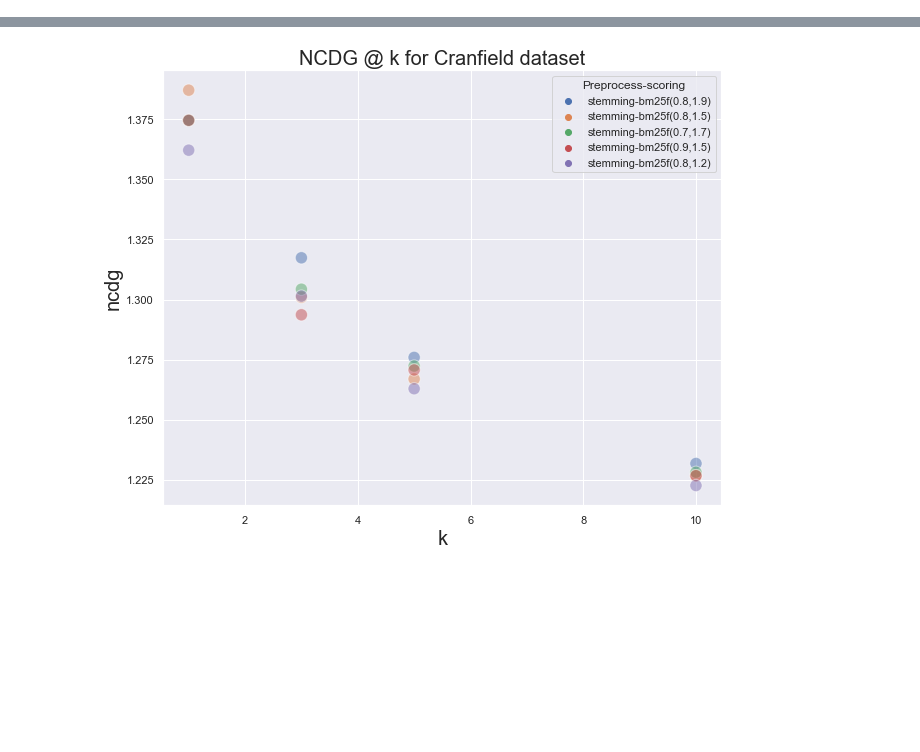
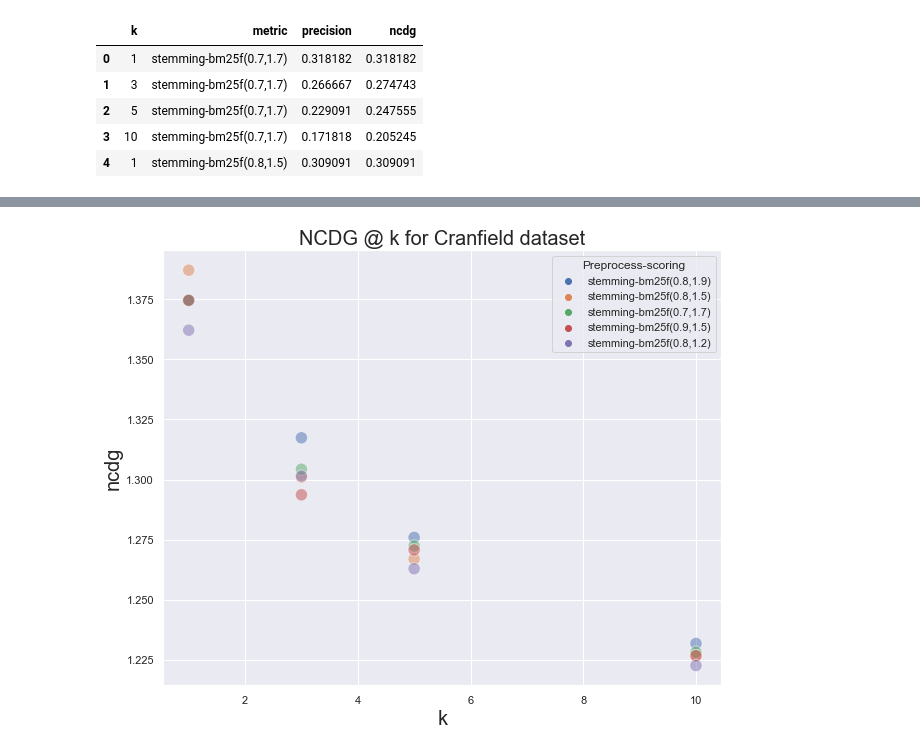
Before and after one commit to msterpa87/DMT-HW1, a Jupyter notebook: data/part_1/part_1_1/sw/plots.ipynb, the cells around one changed output, grey strips where cells are left out. Saved outputs shown, nothing was run; the diff lists cells and outputs as text; code cells hidden in the pictures; blank space fills up the shorter version.

```diff
--- a/data/part_1/part_1_1/sw/plots.ipynb
+++ b/data/part_1/part_1_1/sw/plots.ipynb
@@ -94,4 +103,13 @@ def dataframe_from_metrics(metrics_list):
 # %%
 cranfield_df = dataframe_from_metrics(sorted_cranfield)
 time_df = dataframe_from_metrics(sorted_time)
+# %%
+cranfield_df.head()
+# %% [output]
+|  | k | metric | precision | ncdg |
+| 0 | 1 | stemming-bm25f(0.7,1.7) | 0.318182 | 0.318182 |
+| 1 | 3 | stemming-bm25f(0.7,1.7) | 0.266667 | 0.274743 |
+| 2 | 5 | stemming-bm25f(0.7,1.7) | 0.229091 | 0.247555 |
+| 3 | 10 | stemming-bm25f(0.7,1.7) | 0.171818 | 0.205245 |
+| 4 | 1 | stemming-bm25f(0.8,1.5) | 0.309091 | 0.309091 |
 # %%
```
Also changed, not shown: parts of 12 cells of this notebook, 4 other files.
